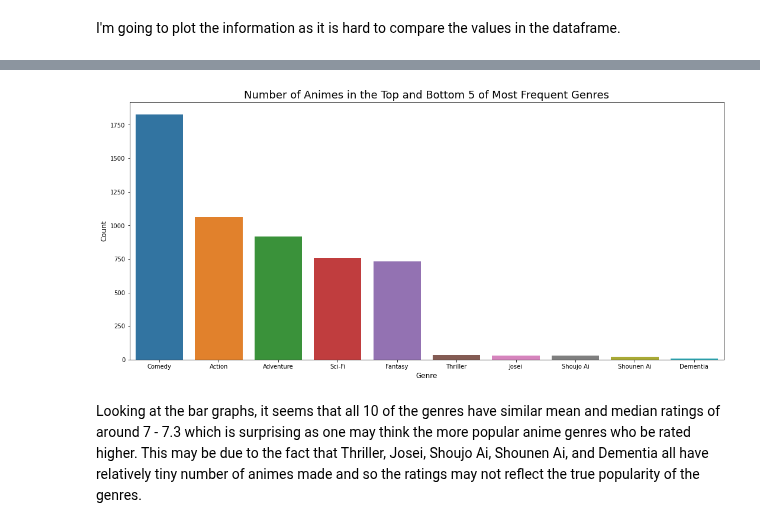
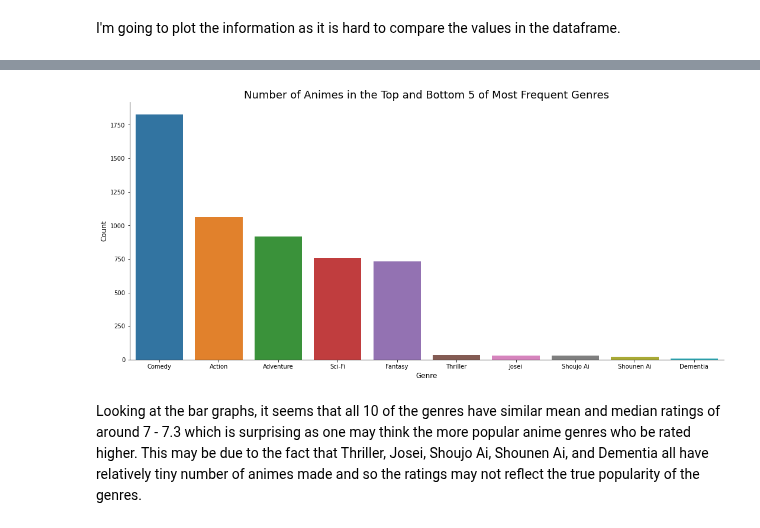
Before and after one commit to Zenoix/Anime-Recommendations, a Jupyter notebook: Exploratory Data Analysis.ipynb, the cells around one changed output, grey strips where cells are left out. Saved outputs shown, nothing was run; the diff lists cells and outputs as text; code cells hidden in the pictures.

```diff
--- a/Exploratory Data Analysis.ipynb
+++ b/Exploratory Data Analysis.ipynb
@@ -220,12 +215,13 @@ plt.title("Median Rating for Animes in the Top and Bottom 5 of Most Frequent Gen
 # %%
 # Plot number of animes in the top
 plt.figure(figsize=(18,8))
 sns.barplot(x=mmc_df.index, y=mmc_df["Count"])
 plt.xlabel("Genre", size=12)
 plt.ylabel("Count", size=12)
-plt.title("Number of Animes in the Top and Bottom 5 of Most Frequent Genres", size=18);
+plt.title("Number of Animes in the Top and Bottom 5 of Most Frequent Genres", size=18)
+sns.despine();
 # %% [output]
-[figure, old version]
+[figure, new version]
 # %% [markdown]
 Looking at the bar graphs, it seems that all 10 of the genres have similar mean and median ratings of around 7 - 7.3 which is surprising as one may think the more popular anime genres who be rated higher. This may be due to the fact that Thriller, Josei, Shoujo Ai, Shounen Ai, and Dementia all have relatively tiny number of animes made and so the ratings may not reflect the true popularity of the genres.
 # %% [markdown]
```
Also changed, not shown: parts of 12 cells of this notebook.
